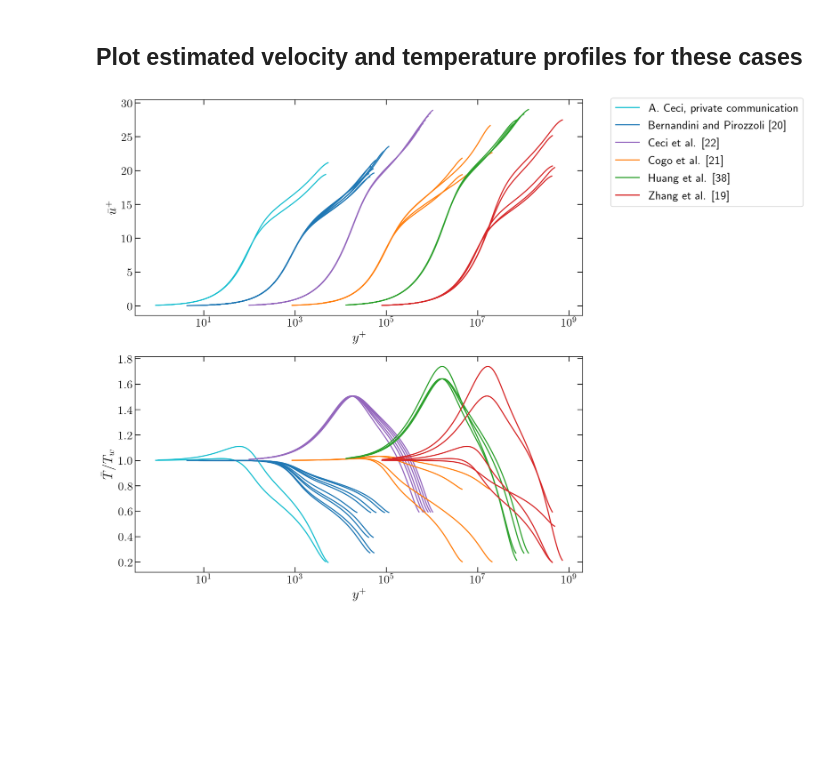
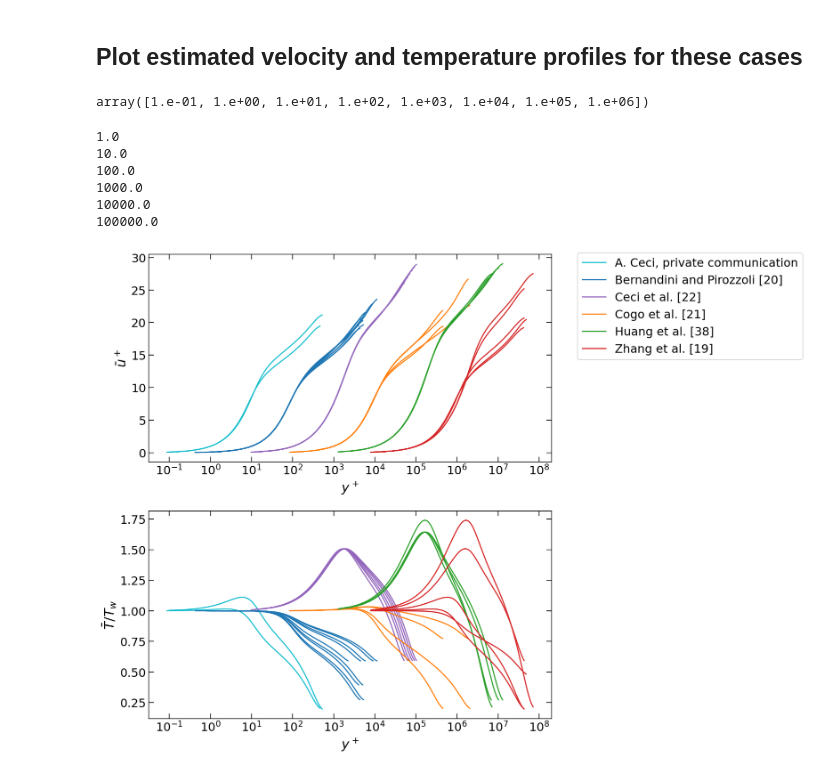
Before and after one commit to Fluid-Dynamics-Of-Energy-Systems-Team/DragAndHeatTransferEstimation, a Jupyter notebook: DragAndHeatTransferEstimation.ipynb, the cells around one changed output. Cells and saved outputs as stored; diff of their text form; code cells hidden in the pictures; blank space fills up the shorter version.

```diff
--- a/DragAndHeatTransferEstimation.ipynb
+++ b/DragAndHeatTransferEstimation.ipynb
@@ -304,9 +330,15 @@ plt.tight_layout()
 # %% [markdown]
 ## Plot estimated velocity and temperature profiles for these cases
+# %%
+10.0**np.arange(-1, 7, 1)
+# %% [output]
+array([1.e-01, 1.e+00, 1.e+01, 1.e+02, 1.e+03, 1.e+04, 1.e+05, 1.e+06])
 # %%
+import matplotlib.ticker as ticker
+
 fig, ax = plt.subplots(2,1,figsize=(14,10))
 
-mult_x = 1
+mult_x = 0.1
 
 for group_name, group in groups:
     for row_index, row in group.reset_index().iterrows():
@@ -314,31 +346,38 @@ for group_name, group in groups:
         label = None
         if row_index == 0:
             label = row['Author']
             mult_x *= 10
 
         _,_,_,_,ypl, yst, upl, T_Tw,_ = solver(ReTheta  = row['ReTheta'],
                                                Minf     = row['Minf'],
                                                Tw_Tr    = row['Tw_Tr'],
                                                viscLaw  = row['ViscLaw'],
                                                Tinf_dim = row['Tinf'])
 
         ax[0].semilogx(ypl[1:]*mult_x, upl[1:],  color = row['Color'], label=label)
         ax[1].semilogx(ypl[1:]*mult_x, T_Tw[1:], color = row['Color'], label=label)
 
 
 ax[0].set_ylabel(r"$\bar u^+$", fontsize = 18)
 ax[0].set_xlabel(r"$y^+$",      fontsize = 18)
 
 ax[1].set_ylabel(r"$\bar T/T_w$", fontsize = 18)
 ax[1].set_xlabel(r"$y^+$",        fontsize = 18)
 
 for a in ax:
     a.tick_params(axis='both', which='both', direction='in',labelsize=16,right=True,top=True)
     a.tick_params(which='major', length=7, width=1)
     a.tick_params(which='minor', length=4, width=1)
+    a.set_xticks(10.0**np.arange(-1, 9, 1))
 
 ax[0].legend(bbox_to_anchor=(1.05, 1.035))
 
 plt.tight_layout()
 # %% [output]
+1.0
+10.0
+100.0
+1000.0
+10000.0
+100000.0
-[figure, old version]
+[figure, new version]
```
Also changed, not shown: parts of 3 cells of this notebook, 1 other file.
